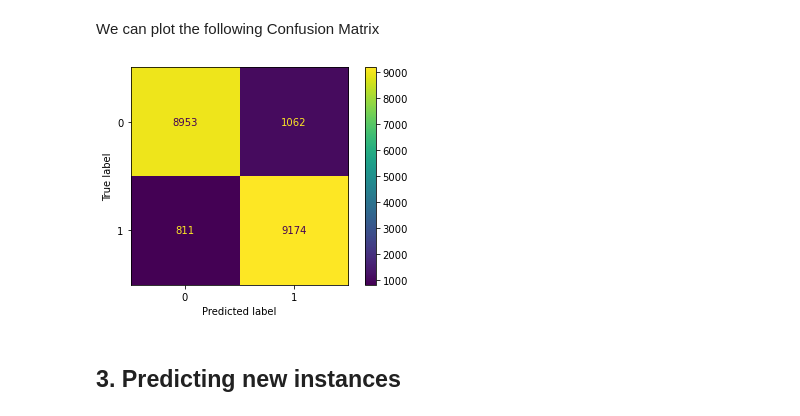
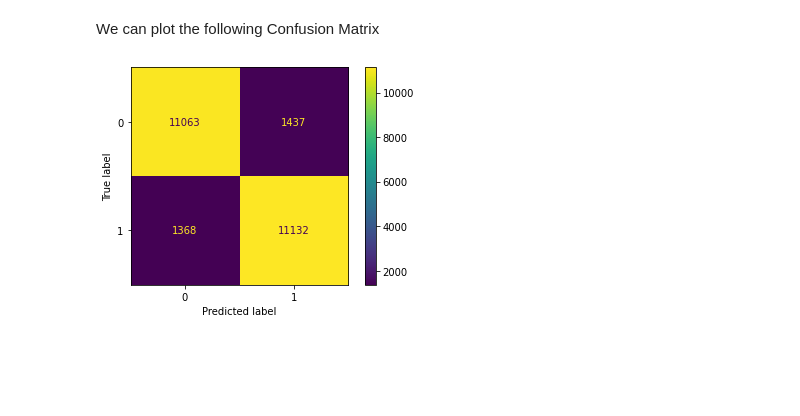
Before and after one commit to tuanlda78202/SAIMDB, a Jupyter notebook: src/supervised/ML/src/SVM.ipynb, the cells around one changed output. Cells and saved outputs as stored; diff of their text form; code cells hidden in the pictures; blank space fills up the shorter version.

```diff
--- a/src/supervised/ML/src/SVM.ipynb
+++ b/src/supervised/ML/src/SVM.ipynb
@@ -29,7 +102,10 @@ X_train, y_train, X_test, y_test = Preprocessor.file_read_vectorizer('../data/Tr
 ### 2.1. Default hyperparameter values
 # %%
 classifier_def  = LinearSVC()  # default C=1.0
-classifier_def.fit(X_train, y_train)
+classifier_def.fit(X_train_tf, y_train)
 
-y_pred_def = classifier_def.predict(X_test)
-print(accuracy_score(y_test, y_pred_def))
+y_pred_train_def = classifier_def.predict(X_train_tf)
+y_pred_test_def = classifier_def.predict(X_test_tf)
+
+print("Train: ", accuracy_score(y_train, y_pred_train_def))
+print("Test: ", accuracy_score(y_test, y_pred_test_def))
@@ -37,12 +116,3 @@ print(accuracy_score(y_test, y_pred_def))
 ### 2.2. Hyperparameter tuning
 # %% [markdown]
 SVM has one hyperparameter that we need to tune: C i.e. the penalty term. We will choose this hyperparameter based on the Grid Search with Cross-validation schema.
-# %%
-from sklearn.model_selection import GridSearchCV
-
-param_grid = {'C': [0.1,1, 5, 50, 100, 150]}
-
-grid_search = GridSearchCV(LinearSVC(max_iter=10000), param_grid, cv=5, return_train_score=True)
-
-grid_search.fit(X_train, y_train)
-print(grid_search.best_params_)
@@ -51,6 +118,0 @@ print(grid_search.best_params_)
-# %%
-classifier = LinearSVC(C=100, max_iter=10000)
-classifier.fit(X_train, y_train)
-
-y_pred = classifier.predict(X_test)
-print(accuracy_score(y_test, y_pred))
@@ -58,0 +211,12 @@ print(accuracy_score(y_test, y_pred))
+# %%
+clf = LinearSVC(C=.5, random_state=0)
+clf.fit(X_train_tf, y_train)
+
+y_pred_train = clf.predict(X_train_tf)
+y_pred_test = clf.predict(X_test_tf)
+
+train_acc = accuracy_score(y_train, y_pred_train)
+test_acc = accuracy_score(y_test, y_pred_test)
+
+print("Train: ", train_acc)
+print("Test: ", test_acc)
@@ -63,10 +237,8 @@ We can plot the following Confusion Matrix
 # %%
 from sklearn.datasets import make_classification
 from sklearn.metrics import plot_confusion_matrix
 
-plot_confusion_matrix(classifier, X_test, y_test)
+plot_confusion_matrix(clf, X_test_tf, y_test)
 plt.show()
 # %% [output]
-[figure, old version]
+[figure, new version]
-# %% [markdown]
-## 3. Predicting new instances
```
Also changed, not shown: parts of 35 cells of this notebook, 5 other files.
